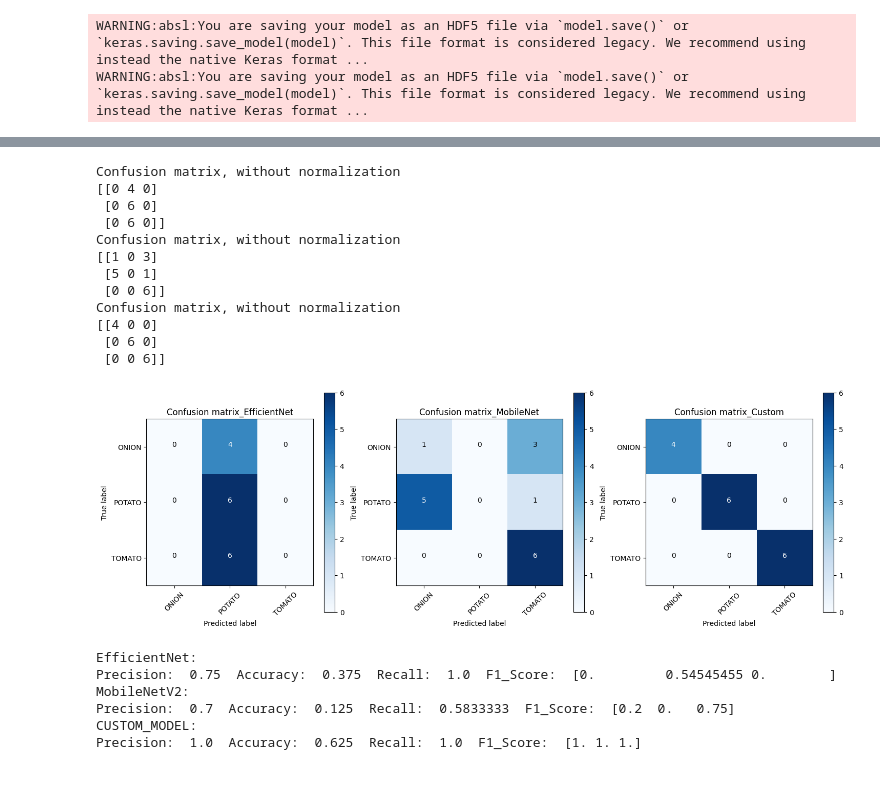
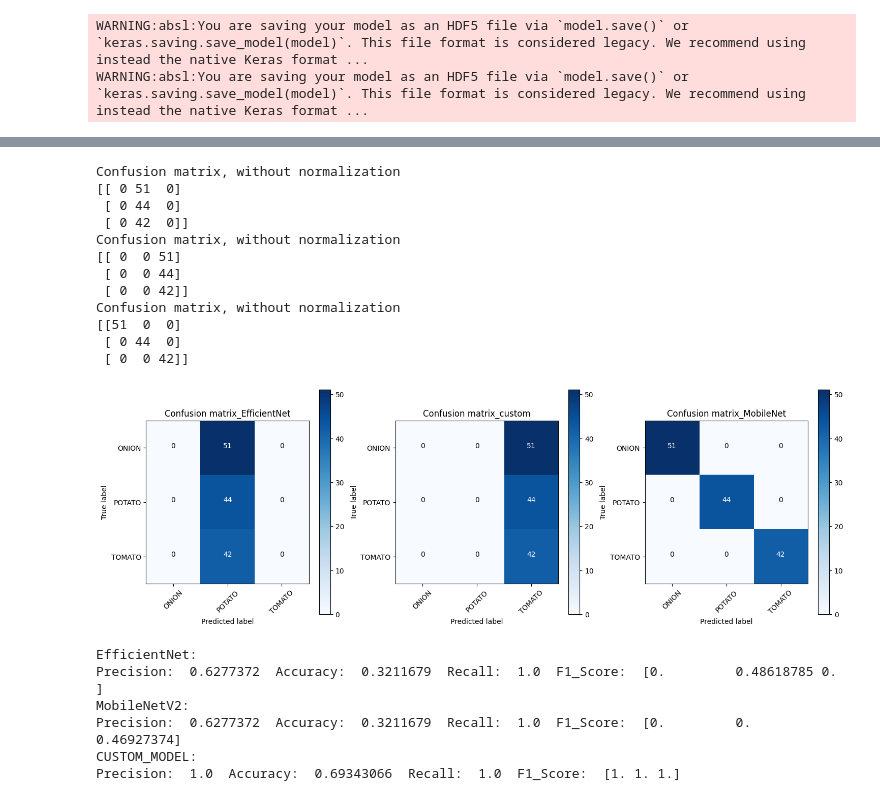
Before and after one commit to AbinJohn1632/Vegetable_Detection_using_Object_Detection_Model, a Jupyter notebook: classi.ipynb, the cells around one changed output, grey strips where cells are left out. Drawn from its saved outputs; the diff is of its cells as text; code cells hidden in the pictures.

```diff
--- a/classi.ipynb
+++ b/classi.ipynb
@@ -267,5 +263,22 @@ Text(0.5, 1.0, 'ACCURACY_Mine')
 # %%
+import tensorflow as tf
+
+model = tf.keras.models.load_model('vegetable_classifier_model.h5')
+model1 = tf.keras.models.load_model('EfficientNet_model.h5')
+model2 = tf.keras.models.load_model('MobileNet_model.h5')
+
 # Making predictions on test data
+test_data = tf.keras.utils.image_dataset_from_directory(
+    "Data",                    # Use the same folder
+    image_size=(256, 256),      # Resize all images to 256x256
+    batch_size=137,              # Number of images in each batch
+    validation_split=0.2,       # Use 20% of data for validation/test
+    subset="validation",        # Use the validation data as the test dataset
+    seed=123
+)
+
+# Normalize the test images
+test_data = test_data.map(lambda x, y: (x / 255.0, y))
 
 for images, labels in test_data.take(1):  # Take one batch from the test set
     predictions1 = model1.predict(images)  # Get model predictions
@@ -286,6 +304,8 @@ for images, labels in test_data.take(1):  # Take one batch from the test set
 from sklearn.metrics import confusion_matrix
 import seaborn as sns
 import itertools
+from matplotlib import pyplot as plt
+import numpy as np
 
 cm1=confusion_matrix(y_true=labels.numpy(), y_pred=predicted_classes1.numpy())
 cm2=confusion_matrix(y_true=labels.numpy(), y_pred=predicted_classes2.numpy())
@@ -315,45 +335,45 @@ def plot_confusion_matrix(cm, classes,
     print(cm)
 
     thresh = cm.max() / 2.
     for i, j in itertools.product(range(cm.shape[0]), range(cm.shape[1])):
         plt.text(j, i, cm[i, j],
                 horizontalalignment="center",
                 color="white" if cm[i, j] > thresh else "black")
 
     plt.tight_layout()
     plt.ylabel('True label')
     plt.xlabel('Predicted label')
 
 cm_plot_labels=["ONION","POTATO","TOMATO"]
 
 fig=plt.figure(figsize=(15,5))
 
 plt.subplot(131)
 plot_confusion_matrix(cm1, classes=cm_plot_labels,
                         title='Confusion matrix_EfficientNet',
                         cmap=plt.cm.Blues)
 plt.subplot(132)
 plot_confusion_matrix(cm2, classes=cm_plot_labels,
-                        title='Confusion matrix_MobileNet',
+                        title='Confusion matrix_custom',
                         cmap=plt.cm.Blues)
 plt.subplot(133)
 plot_confusion_matrix(cm3, classes=cm_plot_labels,
-                        title='Confusion matrix_Custom',
+                        title='Confusion matrix_MobileNet',
                         cmap=plt.cm.Blues)
 # %% [output]
 Confusion matrix, without normalization
-[[0 4 0]
- [0 6 0]
- [0 6 0]]
+[[ 0 51  0]
+ [ 0 44  0]
+ [ 0 42  0]]
 Confusion matrix, without normalization
-[[1 0 3]
- [5 0 1]
- [0 0 6]]
+[[ 0  0 51]
+ [ 0  0 44]
+ [ 0  0 42]]
 Confusion matrix, without normalization
-[[4 0 0]
- [0 6 0]
- [0 0 6]]
+[[51  0  0]
+ [ 0 44  0]
+ [ 0  0 42]]
-[figure, old version]
+[figure, new version]
 # %%
 from tensorflow.keras.metrics import Precision,Recall,BinaryAccuracy
 from sklearn.metrics import f1_score
@@ -392,8 +412,8 @@ print("CUSTOM_MODEL:")
 print("Precision: ",pre3.result().numpy()," Accuracy: ",acc3.result().numpy()," Recall: ",re3.result().numpy()," F1_Score: ",f3)
 # %% [output]
 EfficientNet:
-Precision:  0.75  Accuracy:  0.375  Recall:  1.0  F1_Score:  [0.         0.54545455 0.        ]
+Precision:  0.6277372  Accuracy:  0.3211679  Recall:  1.0  F1_Score:  [0.         0.48618785 0.        ]
 MobileNetV2:
-Precision:  0.7  Accuracy:  0.125  Recall:  0.5833333  F1_Score:  [0.2  0.   0.75]
+Precision:  0.6277372  Accuracy:  0.3211679  Recall:  1.0  F1_Score:  [0.         0.         0.46927374]
 CUSTOM_MODEL:
-Precision:  1.0  Accuracy:  0.625  Recall:  1.0  F1_Score:  [1. 1. 1.]
+Precision:  1.0  Accuracy:  0.69343066  Recall:  1.0  F1_Score:  [1. 1. 1.]
```
Also changed, not shown: parts of 7 cells of this notebook.
